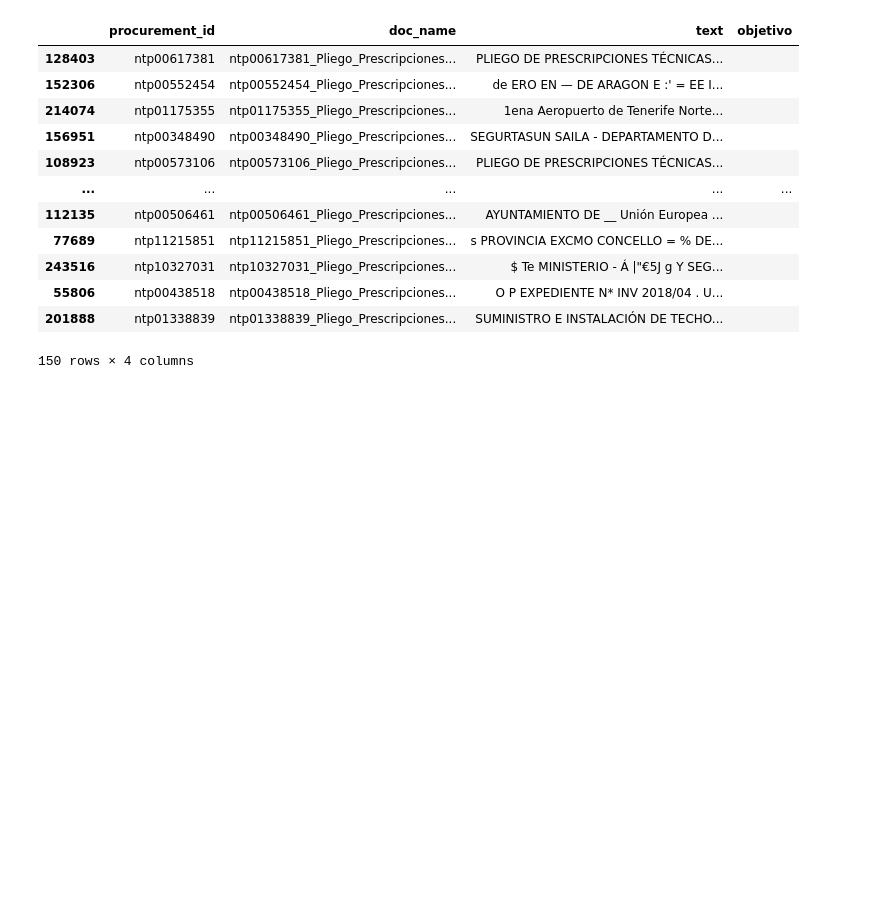
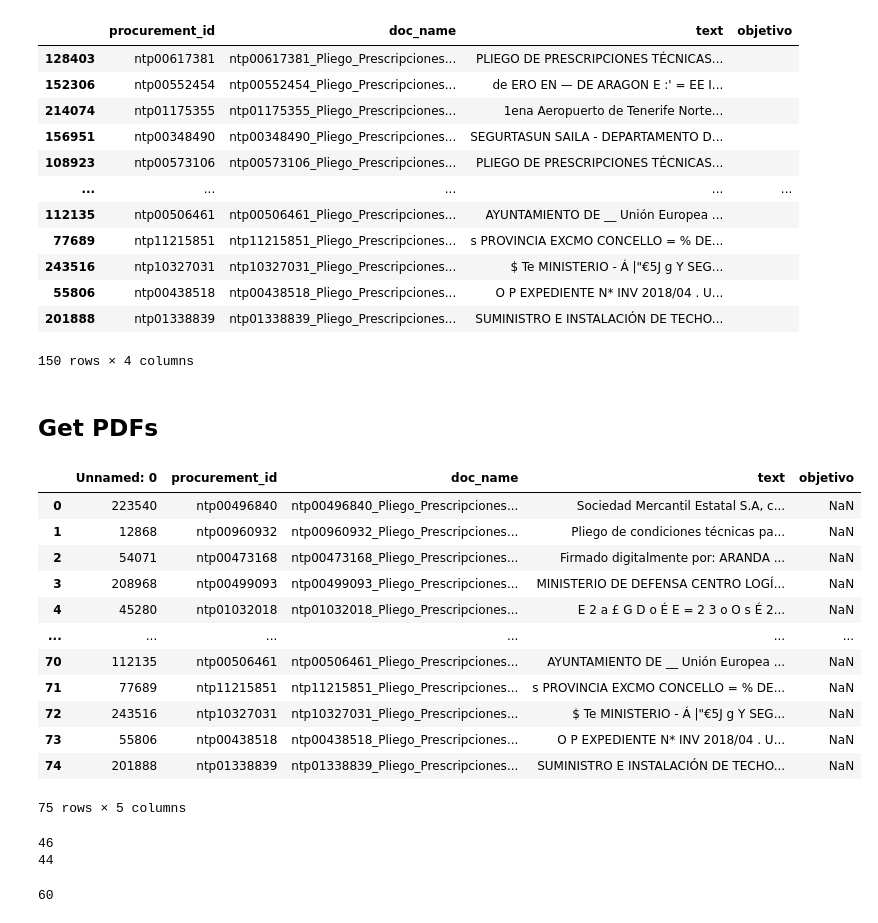
Before and after one commit to nextprocurement/NP-Text_Object, a Jupyter notebook: sample_for_eval.ipynb, the cells around one changed output. Drawn from its saved outputs; the diff is of its cells as text; code cells hidden in the pictures; blank space fills up the shorter version.

```diff
--- a/sample_for_eval.ipynb
+++ b/sample_for_eval.ipynb
@@ -172,3 +172,23 @@ df_spa[["procurement_id", "doc_name", "text", "objetivo"]]
 # %%
 df_spa.iloc[0:75][["procurement_id", "doc_name", "text", "objetivo"]].to_excel("tarea_zaragoza.xlsx")
 df_spa.iloc[75:][["procurement_id", "doc_name", "text", "objetivo"]].to_excel("tarea_madrid.xlsx")
+# %% [markdown]
+## Get PDFs
+# %%
+df_zaragoza = pd.read_excel("tarea_zaragoza.xlsx")
+df_madrid = pd.read_excel("tarea_madrid.xlsx")
+df_madrid
+# %% [output]
+|  | Unnamed: 0 | procurement_id | doc_name | text | objetivo |
+| 0 | 223540 | ntp00496840 | ntp00496840_Pliego_Prescripciones... | Sociedad Mercantil Estatal S.A, c... | NaN |
+| 1 | 12868 | ntp00960932 | ntp00960932_Pliego_Prescripciones... | Pliego de condiciones técnicas pa... | NaN |
+| 2 | 54071 | ntp00473168 | ntp00473168_Pliego_Prescripciones... | Firmado digitalmente por: ARANDA ... | NaN |
+| 3 | 208968 | ntp00499093 | ntp00499093_Pliego_Prescripciones... | MINISTERIO DE DEFENSA CENTRO LOGÍ... | NaN |
+| 4 | 45280 | ntp01032018 | ntp01032018_Pliego_Prescripciones... | E 2 a £ G D o É E = 2 3 o O s É 2... | NaN |
+| ... | ... | ... | ... | ... | ... |
+| 70 | 112135 | ntp00506461 | ntp00506461_Pliego_Prescripciones... | AYUNTAMIENTO DE __ Unión Europea ... | NaN |
+| 71 | 77689 | ntp11215851 | ntp11215851_Pliego_Prescripciones... | s PROVINCIA EXCMO CONCELLO = % DE... | NaN |
+| 72 | 243516 | ntp10327031 | ntp10327031_Pliego_Prescripciones... | $ Te MINISTERIO - Á |"€5J g Y SEG... | NaN |
+| 73 | 55806 | ntp00438518 | ntp00438518_Pliego_Prescripciones... | O P EXPEDIENTE N* INV 2018/04 . U... | NaN |
+| 74 | 201888 | ntp01338839 | ntp01338839_Pliego_Prescripciones... | SUMINISTRO E INSTALACIÓN DE TECHO... | NaN |
+75 rows × 5 columns
@@ -174,0 +202,8 @@ df_spa.iloc[75:][["procurement_id", "doc_name", "text", "objetivo"]].to_excel("t
+# %%
+pdfs_madrid = [pdf for pdf in all_pdfs if pdf.stem in df_madrid_docs]
+pdfs_zaragoza = [pdf for pdf in all_pdfs if pdf.stem in df_zaragoza_docs]
+print(len(pdfs_madrid))
+print(len(pdfs_zaragoza))
+# %% [output]
+46
+44
@@ -174,0 +212,4 @@ df_spa.iloc[75:][["procurement_id", "doc_name", "text", "objetivo"]].to_excel("t
+# %%
+len(list(set(pdf_not_found_)))
+# %% [output]
+60
```
Also changed, not shown: parts of 12 cells of this notebook, 31 other files.
